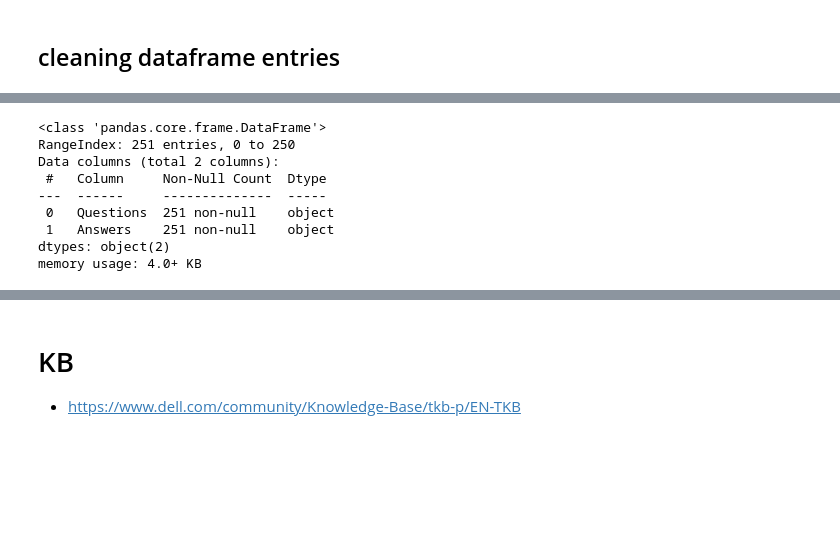
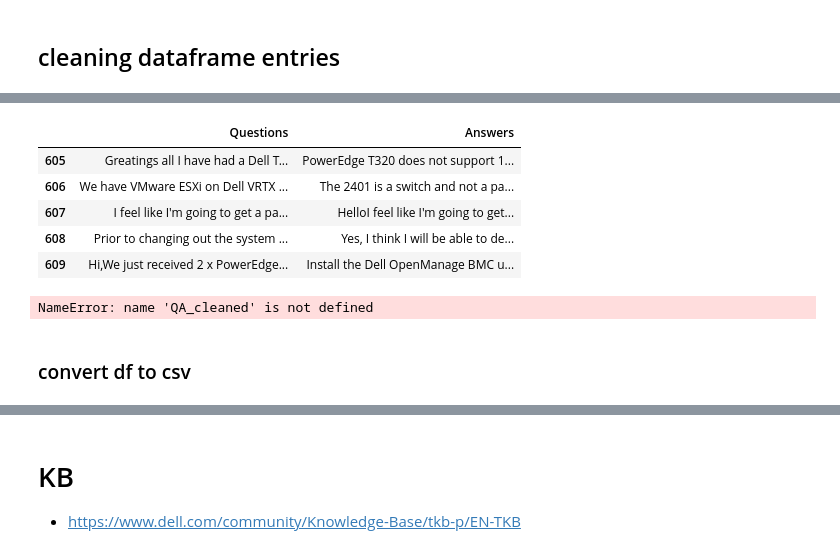
Before and after one commit to c123ian/QA_Project, a Jupyter notebook: Scraping_Website_final.ipynb, the cells around one changed output, grey strips where cells are left out. Drawn from its saved outputs; the diff is of its cells as text; code cells hidden in the pictures; blank space fills up the shorter version.

```diff
--- a/Scraping_Website_final.ipynb
+++ b/Scraping_Website_final.ipynb
@@ -359,15 +480,18 @@ Answers                Have you created a RAID volume for the drive? With it bei
 Name: 24, dtype: object
+# %%
+QA_cleaned.tail()
+# %% [output]
+|  | Questions | Answers |
+| 605 | Greatings all I have had a Dell T... | PowerEdge T320 does not support 1... |
+| 606 | We have VMware ESXi on Dell VRTX ... | The 2401 is a switch and not a pa... |
+| 607 | I feel like I'm going to get a pa... | HelloI feel like I'm going to get... |
+| 608 | Prior to changing out the system ... | Yes, I think I will be able to de... |
+| 609 | Hi,We just received 2 x PowerEdge... | Install the Dell OpenManage BMC u... |
+# %%
+QA_cleaned.info()
+# %% [output]
+NameError: name 'QA_cleaned' is not defined
+# %% [markdown]
+### convert df to csv
 # %%
 QA_cleaned.to_csv('QA_cleaned.csv', index=False)
-# %%
-QA_cleaned.info()
-# %% [output]
-<class 'pandas.core.frame.DataFrame'>
-RangeIndex: 251 entries, 0 to 250
-Data columns (total 2 columns):
- #   Column     Non-Null Count  Dtype
----  ------     --------------  -----
- 0   Questions  251 non-null    object
- 1   Answers    251 non-null    object
-dtypes: object(2)
-memory usage: 4.0+ KB
```
Also changed, not shown: parts of 39 cells of this notebook, 5 other files.
